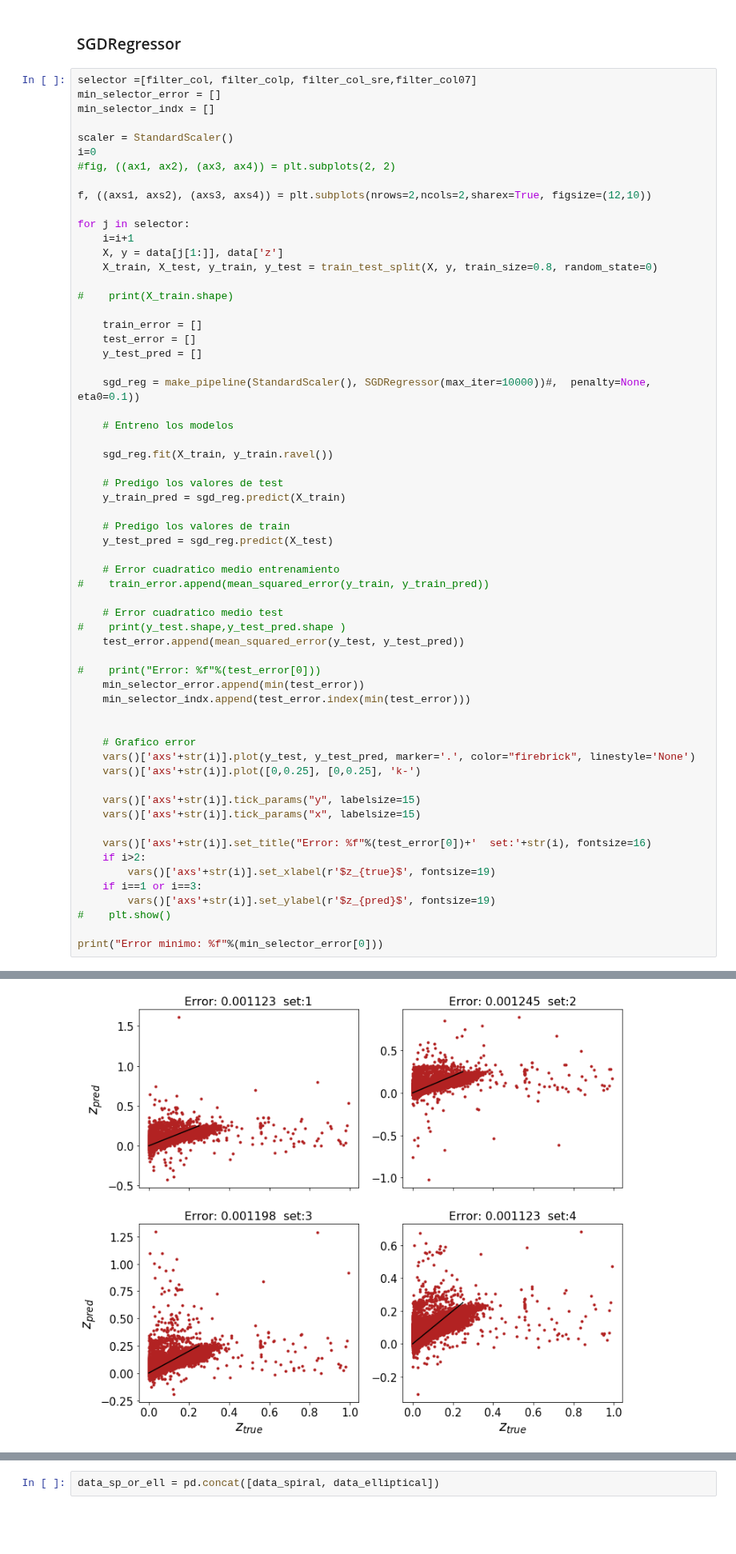
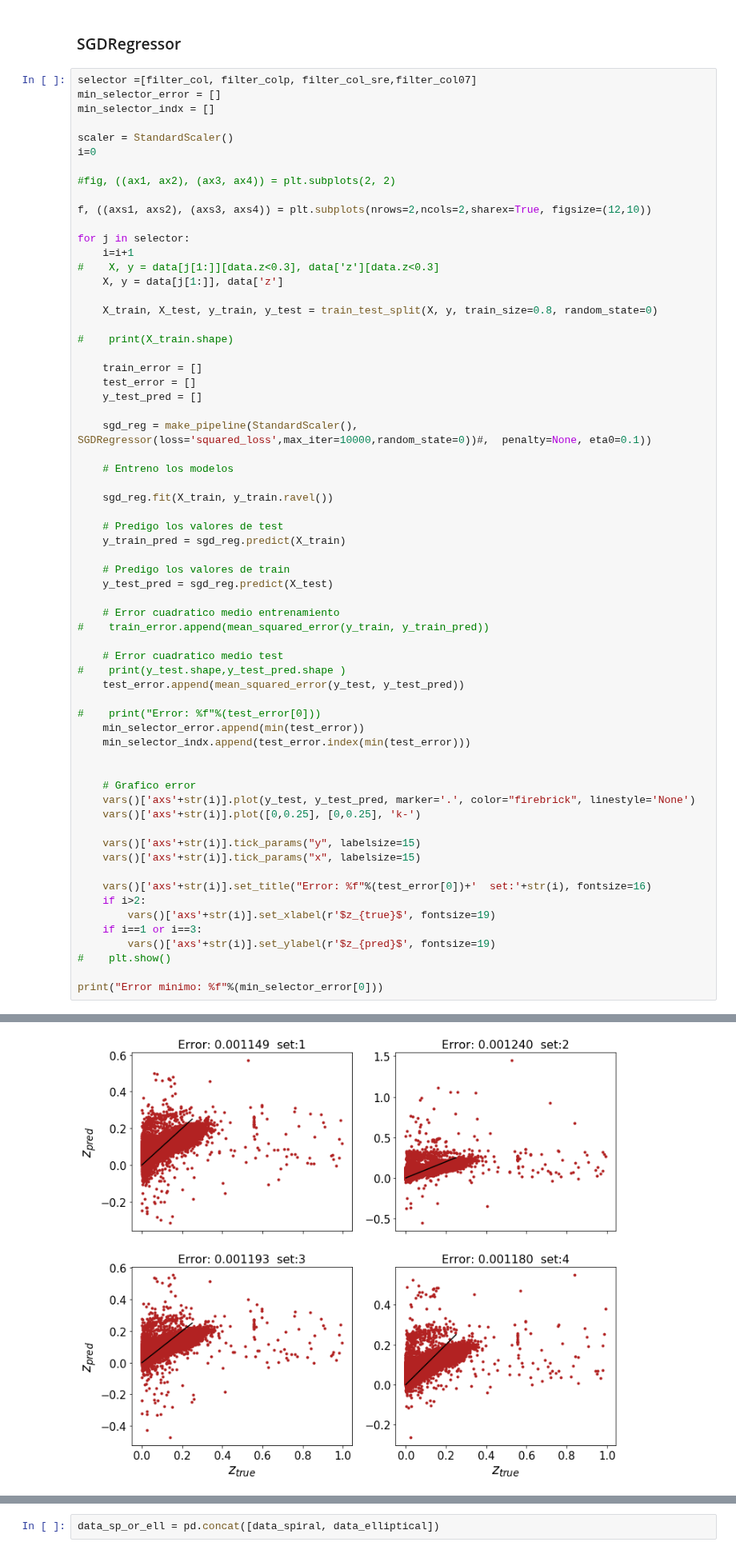
Before and after one commit to leoborgnino/mentoria-astro-datos, a Jupyter notebook: 3_Intro_Aprendizaje-2.ipynb, the cells around one changed output, grey strips where cells are left out. Shown at 80% size. Cells and saved outputs as stored; diff of their text form; blank space fills up the shorter version.

```diff
--- a/3_Intro_Aprendizaje-2.ipynb
+++ b/3_Intro_Aprendizaje-2.ipynb
@@ -195,13 +195,16 @@ min_selector_indx = []
 
 scaler = StandardScaler()
 i=0
+
 #fig, ((ax1, ax2), (ax3, ax4)) = plt.subplots(2, 2)
 
 f, ((axs1, axs2), (axs3, axs4)) = plt.subplots(nrows=2,ncols=2,sharex=True, figsize=(12,10))
 
 for j in selector:
     i=i+1
+#    X, y = data[j[1:]][data.z<0.3], data['z'][data.z<0.3]
     X, y = data[j[1:]], data['z']
+
     X_train, X_test, y_train, y_test = train_test_split(X, y, train_size=0.8, random_state=0)
 
 #    print(X_train.shape)
@@ -210,7 +213,7 @@ for j in selector:
     test_error = []
     y_test_pred = []
 
-    sgd_reg = make_pipeline(StandardScaler(), SGDRegressor(max_iter=10000))#,  penalty=None, eta0=0.1))
+    sgd_reg = make_pipeline(StandardScaler(), SGDRegressor(loss='squared_loss',max_iter=10000,random_state=0))#,  penalty=None, eta0=0.1))
 
     # Entreno los modelos
 
@@ -254 +257 @@ Error minimo: 0.001123
-[figure, old version]
+[figure, new version]
```
Also changed, not shown: parts of 12 cells of this notebook.
